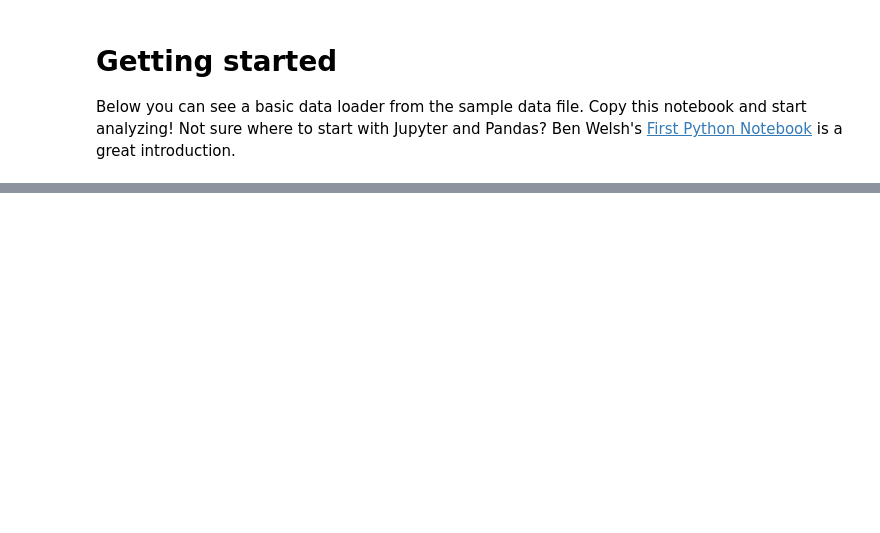
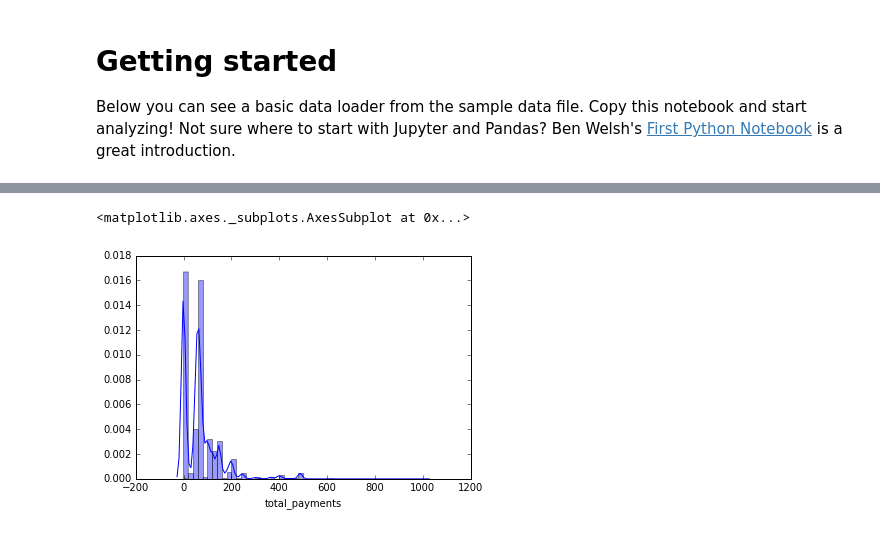
Before and after one commit to propublica/il-tickets-notebooks, a Jupyter notebook: start-here.ipynb, the cells around one changed output, grey strips where cells are left out. Cells and saved outputs as stored; diff of their text form; code cells hidden in the pictures; blank space fills up the shorter version.

```diff
--- a/start-here.ipynb
+++ b/start-here.ipynb
@@ -28,0 +52,5 @@ memory usage: 8.8+ MB
+# %%
+sns.distplot(df['total_payments'])
+# %% [output]
+<matplotlib.axes._subplots.AxesSubplot at 0x...>
+[figure, added]
```
Also changed, not shown: parts of 11 cells of this notebook.
